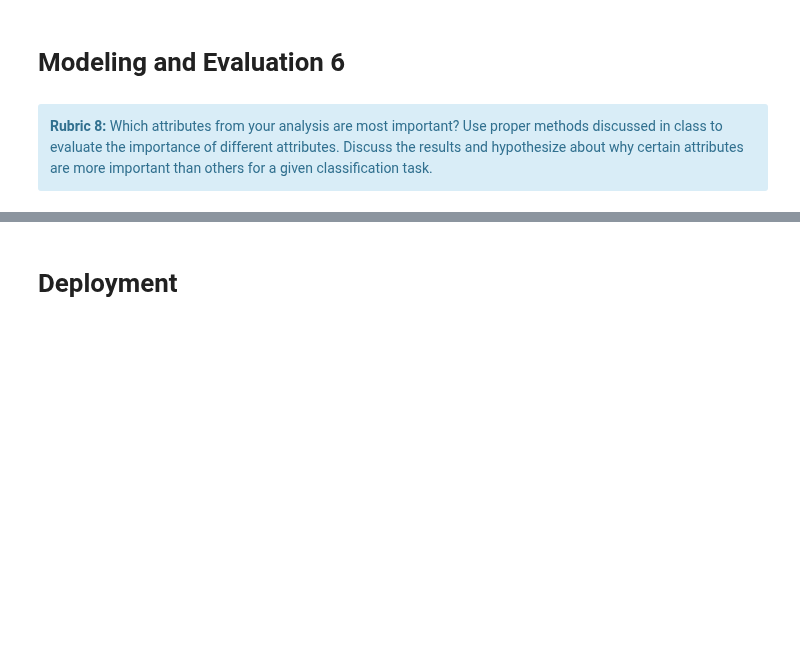
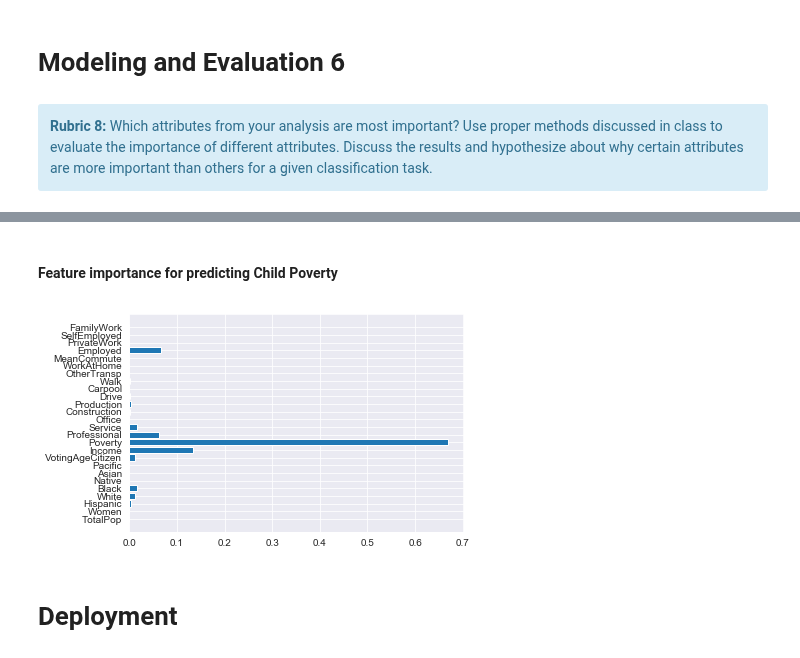
Before and after one commit to kmrollins/MSDS7331-Labs, a Jupyter notebook: MSDS7331_Team3_Lab2.ipynb, the cells around one changed output, grey strips where cells are left out. Drawn from its saved outputs; the diff is of its cells as text; code cells hidden in the pictures; blank space fills up the shorter version.

```diff
--- a/MSDS7331_Team3_Lab2.ipynb
+++ b/MSDS7331_Team3_Lab2.ipynb
@@ -525,6 +534,7 @@ from time import time
 rfclf = RandomForestClassifier(max_depth=5, n_estimators=10)
 #Fitting RF model on training data
 rfclf.fit(X_trainCP, y_trainCP)
+rfclf_cp = rfclf
 
 # The random forest model prediction
 start = time()
@@ -795,3 +836,14 @@ Higher F-measure would always be better as we need to have lower false positives
+# %% [markdown]
+#### Feature importance for predicting Child Poverty
+# %%
+plt.barh(df_17_model.columns, rfclf_cp.feature_importances_);
+plt.show()
+#for i, feature in reversed(list(enumerate(df_17_model.columns))):
+    #importance = rfclf_cp.feature_importances_[i]
+    #sig = " *" if importance > 0.05 else ""
+    #print(str(i)+'. '+feature+' importance: '+str(importance)+sig)
+# %% [output]
+[figure, added]
 # %% [markdown]
 # Deployment
 # %% [markdown]
```
Also changed, not shown: parts of 38 cells of this notebook.
